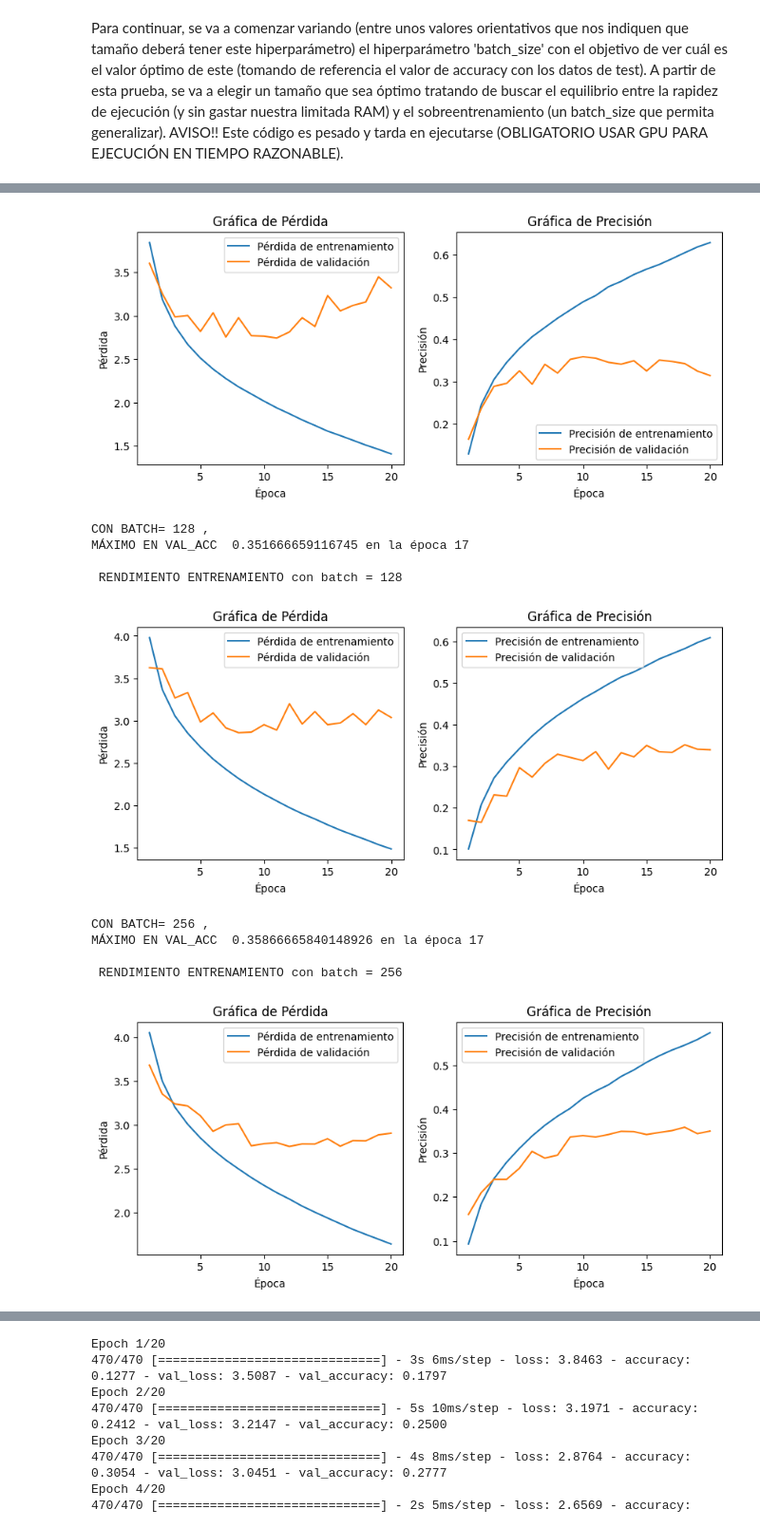
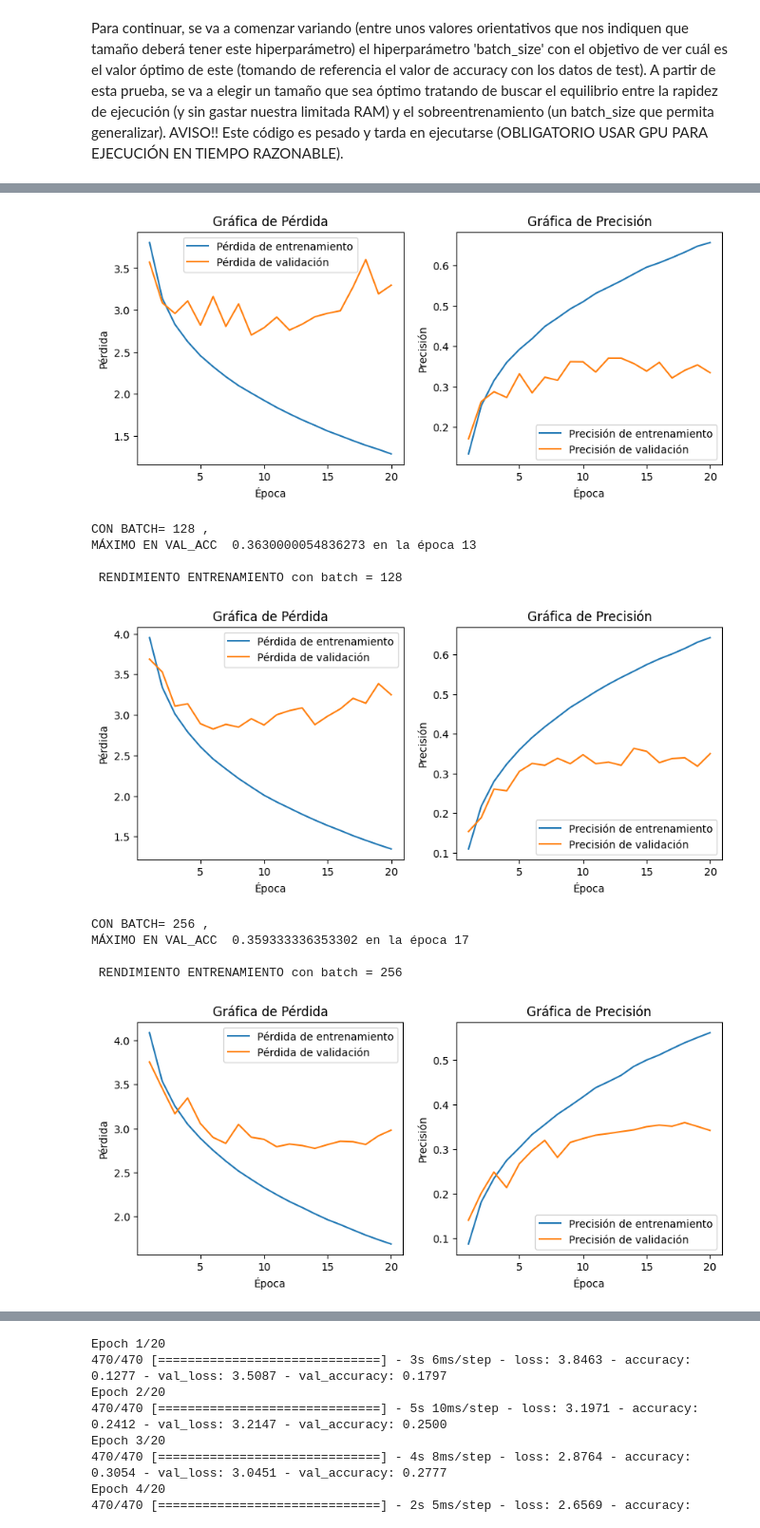
Before and after one commit to 9105507/APRENDIZAJE_AUTOMATICO_23_24, a Jupyter notebook: AA_PRACTICA3_GRUPO_7.ipynb, the cells around one changed output, grey strips where cells are left out. Shown: that part at 95% size. Drawn from its saved outputs; the diff is of its cells as text; code cells hidden in the pictures.

```diff
--- a/AA_PRACTICA3_GRUPO_7.ipynb
+++ b/AA_PRACTICA3_GRUPO_7.ipynb
@@ -473,8 +470,8 @@ vehicles 2: 2500
 Para finalizar el pre-procesado de datos, se normalizan los datos, se tranforman las etiquetas a 'one-hot' encoding y se hace la partición de los datos en train-validation-test.
 # %%
 # Se normalizan los datos:
-Xnorm = X/255
-test_Xnorm = test_X/255
+Xnorm = X.astype('float32')/255
+test_Xnorm = test_X.astype('float32')/255
 
 # Se convierten las etiquetas a codificación one-hot
 y_categorical = to_categorical(y)
@@ -534,7 +531,7 @@ model.compile(loss='categorical_crossentropy',
               metrics=['accuracy'])
 
 model.fit(Xnorm, y_categorical,
-          batch_size=100,
-          epochs=5,
+          batch_size=128,
+          epochs=10,
           verbose=1)
 # %% [output]
@@ -559,0 +612,19 @@ Lo que se puede concluir de nuestro modelo primal es que, efectivamente tiene mu
+# %%
+gc.collect()#LIMPIA BASURA
+model = Sequential()
+model.add(Conv2D(32, (3, 3), activation='relu', input_shape=(32, 32, 3)))
+model.add(MaxPooling2D((2, 2)))
+model.add(Conv2D(64, (3, 3), activation='relu'))
+model.add(MaxPooling2D((2, 2)))
+model.add(Flatten())
+model.add(Dense(100, activation='softmax'))
+model.compile(loss='categorical_crossentropy',
+              optimizer='rmsprop',
+              metrics=['accuracy'])
+
+model.fit(Xnorm, y_categorical,
+          batch_size=100,
+          epochs=5,
+          verbose=1)
+test_loss, test_acc = model.evaluate(test_Xnorm, test_y_categorical, verbose = 0)
+print('Test accuracy:', test_acc)
@@ -569,9 +652,9 @@ batch_sizes = [64, 128, 256, 512]
 for batch_size in batch_sizes:
     gc.collect()  # LIMPIA BASURA
     model = Sequential()
-    model.add(Conv2D(32, (5, 5), activation='relu', input_shape=(32, 32, 3)))
+    model.add(Conv2D(32, (3, 3), activation='relu', input_shape=(32, 32, 3)))
     model.add(MaxPooling2D((2, 2)))
-    model.add(Conv2D(64, (5, 5), activation='relu'))
+    model.add(Conv2D(64, (3, 3), activation='relu'))
     model.add(MaxPooling2D((2, 2)))
     model.add(Flatten())
     model.add(Dense(100, activation='softmax'))
@@ -598,14 +681,14 @@ MÁXIMO EN VAL_ACC  0.35866665840148926 en la época 9
 
  RENDIMIENTO ENTRENAMIENTO con batch = 64
-[figure, old version]
+[figure, new version]
 CON BATCH= 128 ,
-MÁXIMO EN VAL_ACC  0.351666659116745 en la época 17
+MÁXIMO EN VAL_ACC  0.3630000054836273 en la época 13
 
  RENDIMIENTO ENTRENAMIENTO con batch = 128
-[figure, old version]
+[figure, new version]
 CON BATCH= 256 ,
-MÁXIMO EN VAL_ACC  0.35866665840148926 en la época 17
+MÁXIMO EN VAL_ACC  0.359333336353302 en la época 17
 
  RENDIMIENTO ENTRENAMIENTO con batch = 256
-[figure, old version]
+[figure, new version]
 CON BATCH= 512 ,
```
Also changed, not shown: parts of 14 cells of this notebook.
